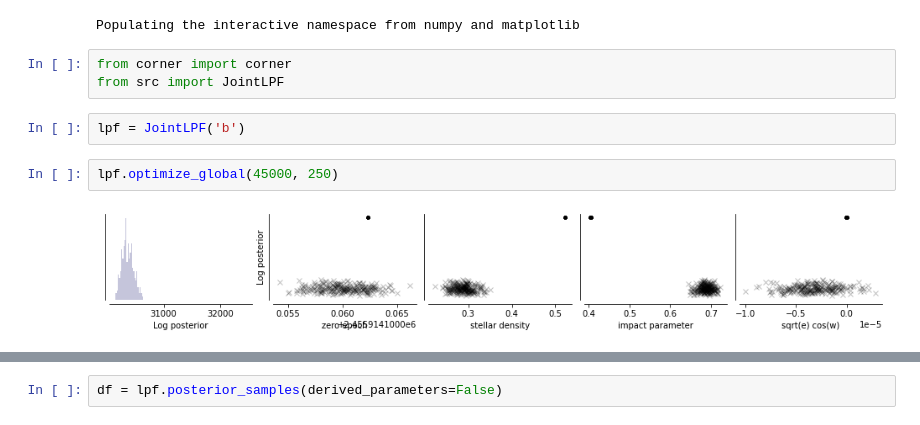
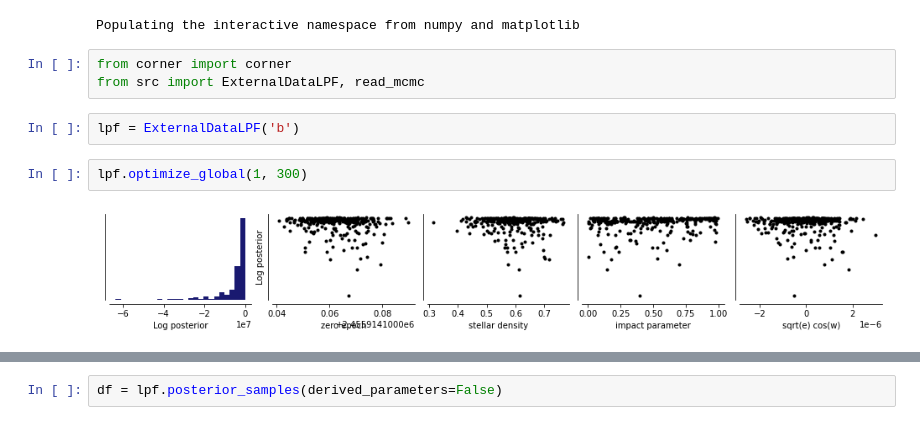
Before and after one commit to hpparvi/cheops_kelt_1, a Jupyter notebook: 01b_ext_emission_and_constrained_ev.ipynb, the cells around one changed output, grey strips where cells are left out. Saved outputs shown, nothing was run; the diff lists cells and outputs as text.

```diff
--- a/01b_emission_only.ipynb
+++ b/01b_ext_emission_and_constrained_ev.ipynb
@@ -16,10 +16,10 @@ In this base case we don't constrain the geometric albedo or the planet's day-si
 Populating the interactive namespace from numpy and matplotlib
 # %%
 from corner import corner
-from src import JointLPF
+from src import ExternalDataLPF, read_mcmc
 # %%
-lpf = JointLPF('b')
+lpf = ExternalDataLPF('b')
 # %%
-lpf.optimize_global(45000, 250)
+lpf.optimize_global(1, 300)
 # %% [output]
-[figure, old version]
+[figure, new version]
```
Also changed, not shown: parts of 6 cells of this notebook, 12 other files.
